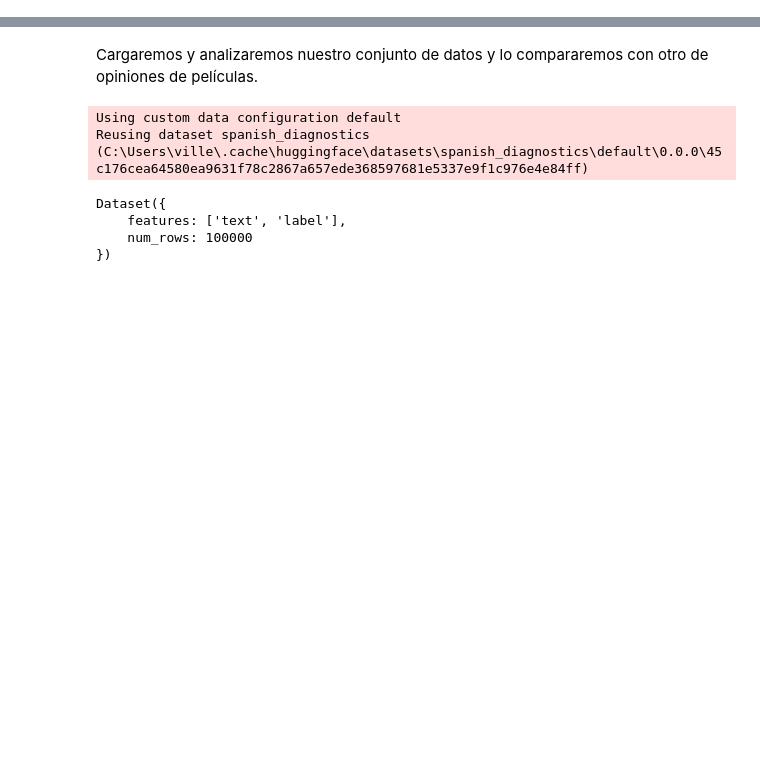
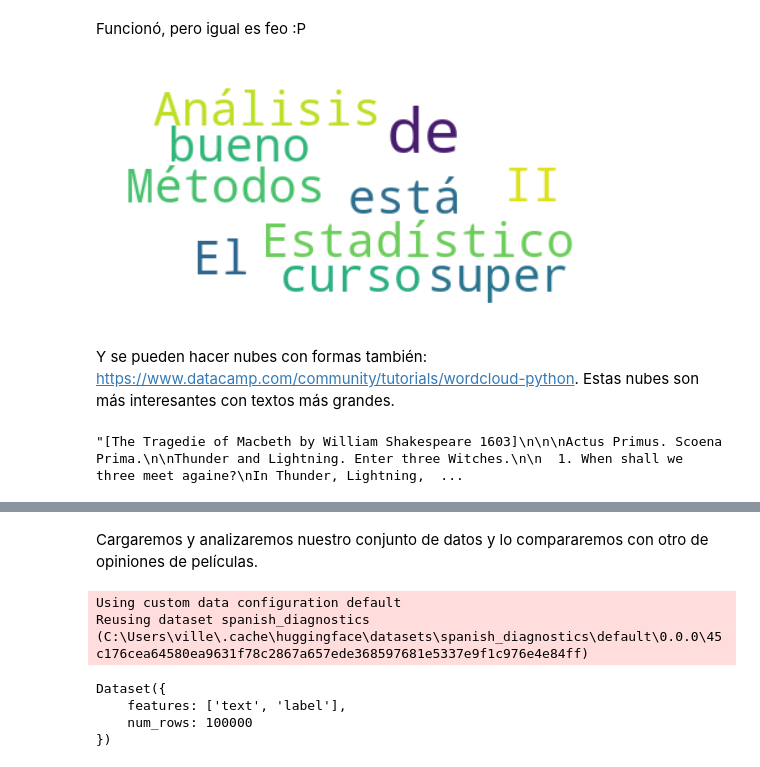
Before and after one commit to fvillena/mae2, a Jupyter notebook: tutorials/2-statistics.ipynb, the cells around one changed output, grey strips where cells are left out. Saved outputs shown, nothing was run; the diff lists cells and outputs as text; code cells hidden in the pictures; blank space fills up the shorter version.

```diff
--- a/tutorials/2-statistics.ipynb
+++ b/tutorials/2-statistics.ipynb
@@ -0,0 +29,13 @@
+# %% [markdown]
+Funcionó, pero igual es feo :P
+# %%
+wordcloud = WordCloud(max_font_size=50, max_words=100, background_color="white").generate(text)
+plt.figure()
+plt.imshow(wordcloud, interpolation="bilinear")
+plt.axis("off")
+plt.show()
+# %% [output]
+[figure, added]
+# %% [markdown]
+Y se pueden hacer nubes con formas también: https://www.datacamp.com/community/tutorials/wordcloud-python.
+Estas nubes son más interesantes con textos más grandes.
@@ -0,0 +44,5 @@
+# %%
+palabras = nltk.corpus.gutenberg.raw('shakespeare-macbeth.txt')
+palabras
+# %% [output]
+"[The Tragedie of Macbeth by William Shakespeare 1603]\n\n\nActus Primus. Scoena Prima.\n\nThunder and Lightning. Enter three Witches.\n\n  1. When shall we three meet againe?\nIn Thunder, Lightning,  ...
```
Also changed, not shown: parts of 11 cells of this notebook.
